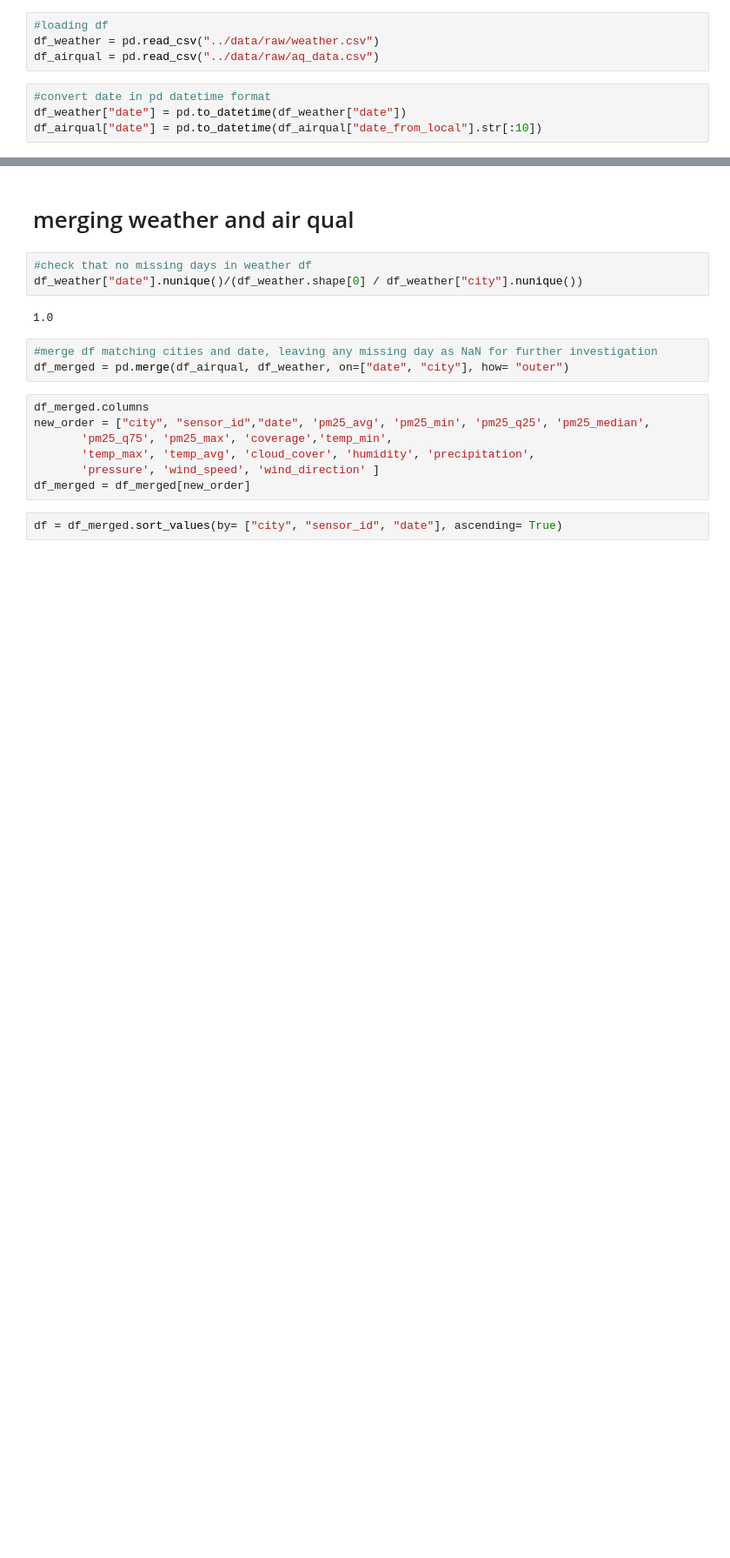
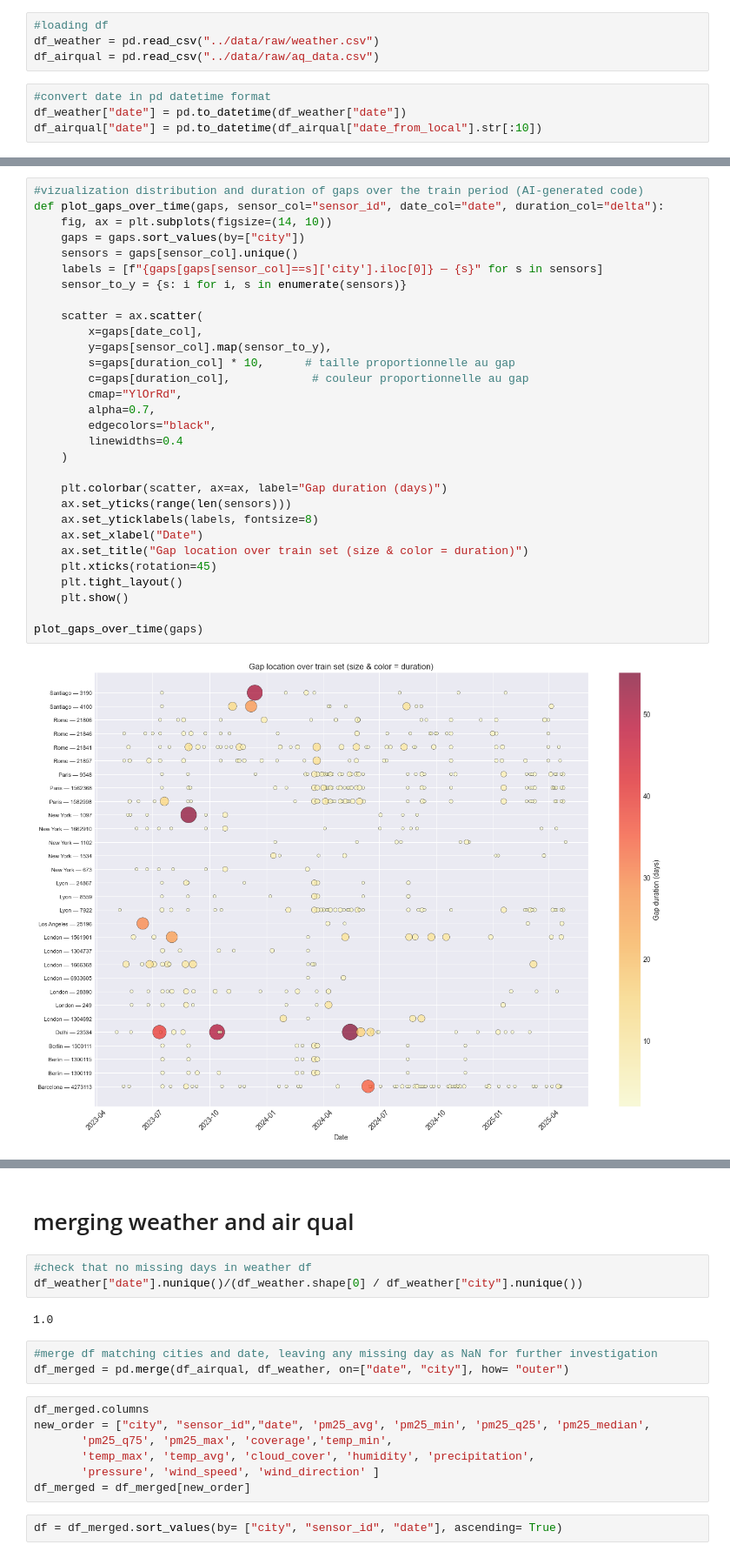
Before and after one commit to PabloRougerie/breathe_project, a Jupyter notebook: notebooks/eda.ipynb, the cells around one changed output, grey strips where cells are left out. Shown at 87% size. Cells and saved outputs as stored; diff of their text form; blank space fills up the shorter version.

```diff
--- a/notebooks/eda.ipynb
+++ b/notebooks/eda.ipynb
@@ -186,0 +201,32 @@ def plot_gap_histograms(df= gaps, gap_col="delta", sensor_col="sensor_id", bins=
+# %%
+#vizualization distribution and duration of gaps over the train period (AI-generated code)
+def plot_gaps_over_time(gaps, sensor_col="sensor_id", date_col="date", duration_col="delta"):
+    fig, ax = plt.subplots(figsize=(14, 10))
+    gaps = gaps.sort_values(by=["city"])
+    sensors = gaps[sensor_col].unique()
+    labels = [f"{gaps[gaps[sensor_col]==s]['city'].iloc[0]} — {s}" for s in sensors]
+    sensor_to_y = {s: i for i, s in enumerate(sensors)}
+
+    scatter = ax.scatter(
+        x=gaps[date_col],
+        y=gaps[sensor_col].map(sensor_to_y),
+        s=gaps[duration_col] * 10,      # taille proportionnelle au gap
+        c=gaps[duration_col],            # couleur proportionnelle au gap
+        cmap="YlOrRd",
+        alpha=0.7,
+        edgecolors="black",
+        linewidths=0.4
+    )
+
+    plt.colorbar(scatter, ax=ax, label="Gap duration (days)")
+    ax.set_yticks(range(len(sensors)))
+    ax.set_yticklabels(labels, fontsize=8)
+    ax.set_xlabel("Date")
+    ax.set_title("Gap location over train set (size & color = duration)")
+    plt.xticks(rotation=45)
+    plt.tight_layout()
+    plt.show()
+
+plot_gaps_over_time(gaps)
+# %% [output]
+[figure, added]
```
Also changed, not shown: parts of 27 cells of this notebook.
